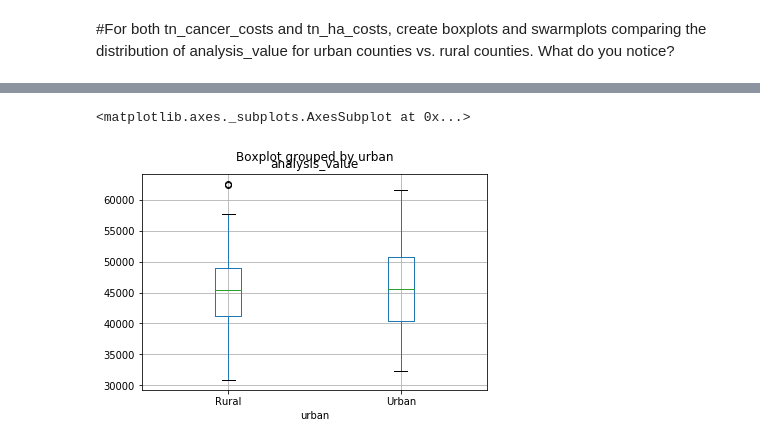
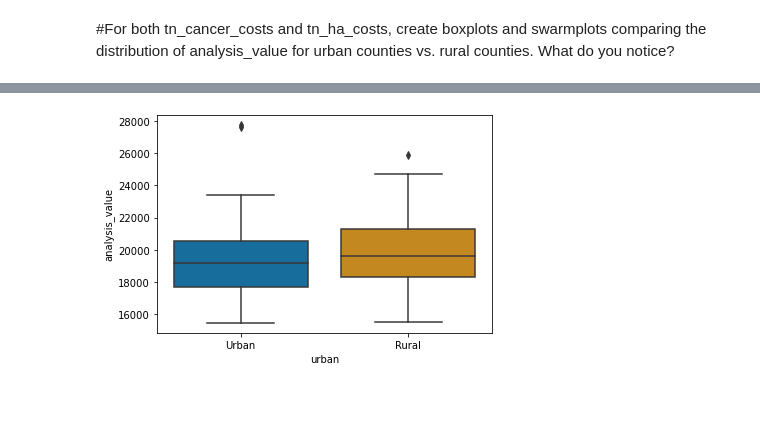
Before and after one commit to vngwa/data-science-essentials-3, a Jupyter notebook: notebooks/Week_1.ipynb, the cells around one changed output, grey strips where cells are left out. Saved outputs shown, nothing was run; the diff lists cells and outputs as text; code cells hidden in the pictures; blank space fills up the shorter version.

```diff
--- a/notebooks/Week_1.ipynb
+++ b/notebooks/Week_1.ipynb
@@ -489,5 +485,4 @@ sns.swarmplot(x="urban", y="analysis_value", data=tn_cancer_costs) #here Rural i
-# %%
-tn_ha_costs.boxplot(column='analysis_value', by='urban')
-# %% [output]
-<matplotlib.axes._subplots.AxesSubplot at 0x...>
-[figure, removed]
+# %%
+tn_cancer_costs_boxplot =sns.boxplot(y='analysis_value', x='urban', data=tn_cancer_costs, palette= 'colorblind' )
+# %% [output]
+[figure, added]
```
Also changed, not shown: parts of 28 cells of this notebook.
